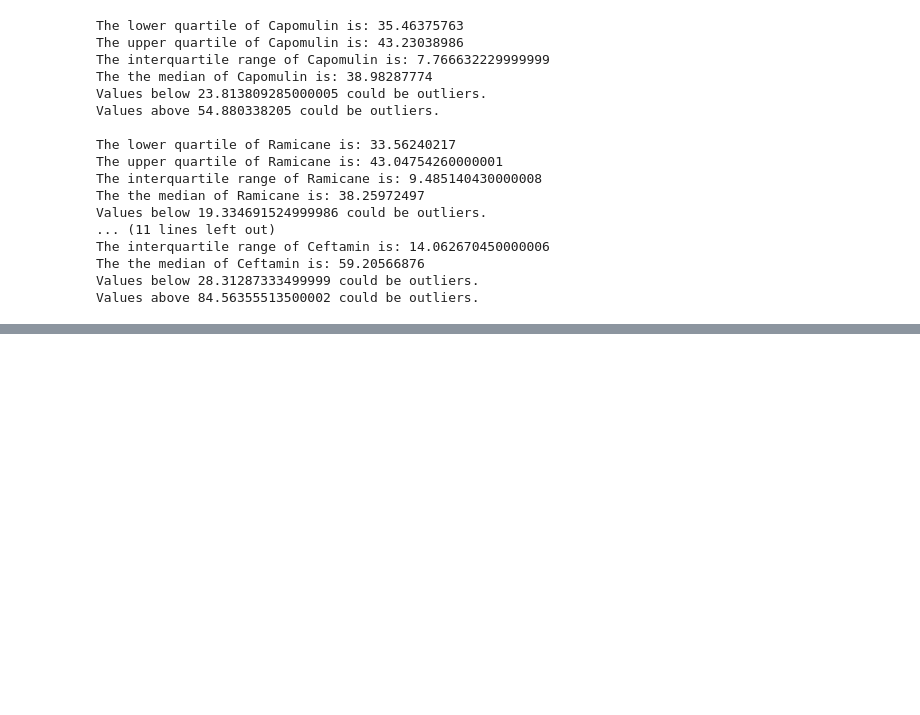
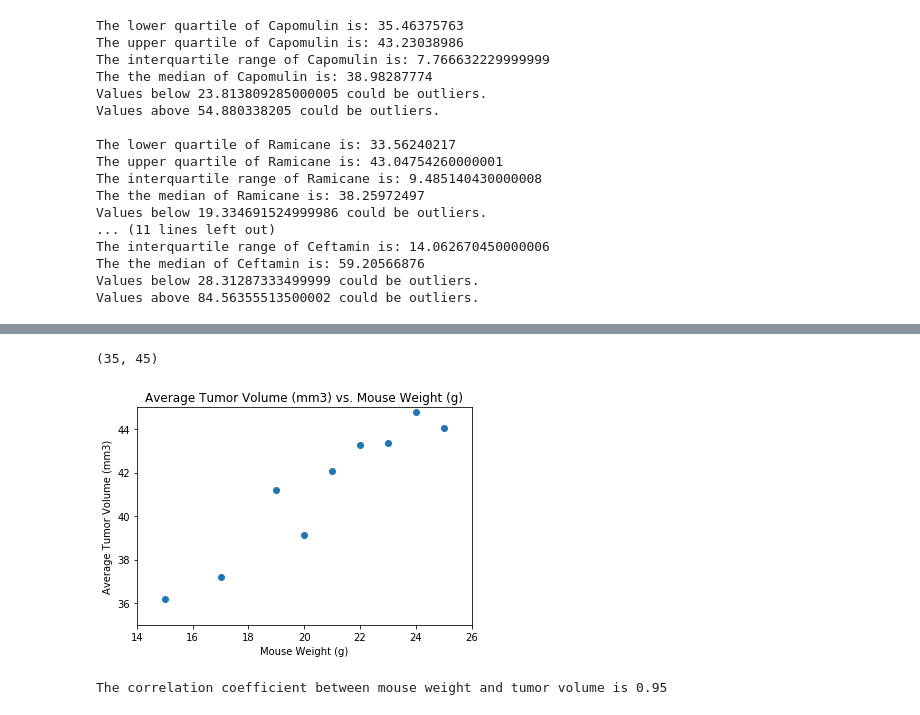
Before and after one commit to dborowski16/matplotlib-challenge, a Jupyter notebook: Pymaceuticals/Pymaceuticals.ipynb, the cells around one changed output, grey strips where cells are left out. Saved outputs shown, nothing was run; the diff lists cells and outputs as text; code cells hidden in the pictures; blank space fills up the shorter version.

```diff
--- a/Pymaceuticals/Pymaceuticals.ipynb
+++ b/Pymaceuticals/Pymaceuticals.ipynb
@@ -274,0 +289,21 @@ Text(0.5, 0, 'Drug Regimen')
+# %%
+cap_reg = cln_df[cln_df['Drug Regimen']=='Capomulin']
+cap_reg = cap_reg.loc[:,['Weight (g)','Tumor Volume (mm3)']].groupby('Weight (g)').mean()
+
+weight = cap_reg.index
+volume = cap_reg.iloc[:,0]
+
+plt.scatter(weight, volume)
+plt.xlabel('Mouse Weight (g)')
+plt.ylabel('Average Tumor Volume (mm3)')
+plt.title('Average Tumor Volume (mm3) vs. Mouse Weight (g)')
+plt.xlim(14,26)
+plt.ylim(35,45)
+# %% [output]
+(35, 45)
+[figure, added]
+# %%
+cap_corr = st.pearsonr(weight,volume)[0]
+print(f"The correlation coefficient between mouse weight and tumor volume is {round(st.pearsonr(weight,volume)[0],2)}")
+# %% [output]
+The correlation coefficient between mouse weight and tumor volume is 0.95
```
Also changed, not shown: parts of 5 cells of this notebook.
